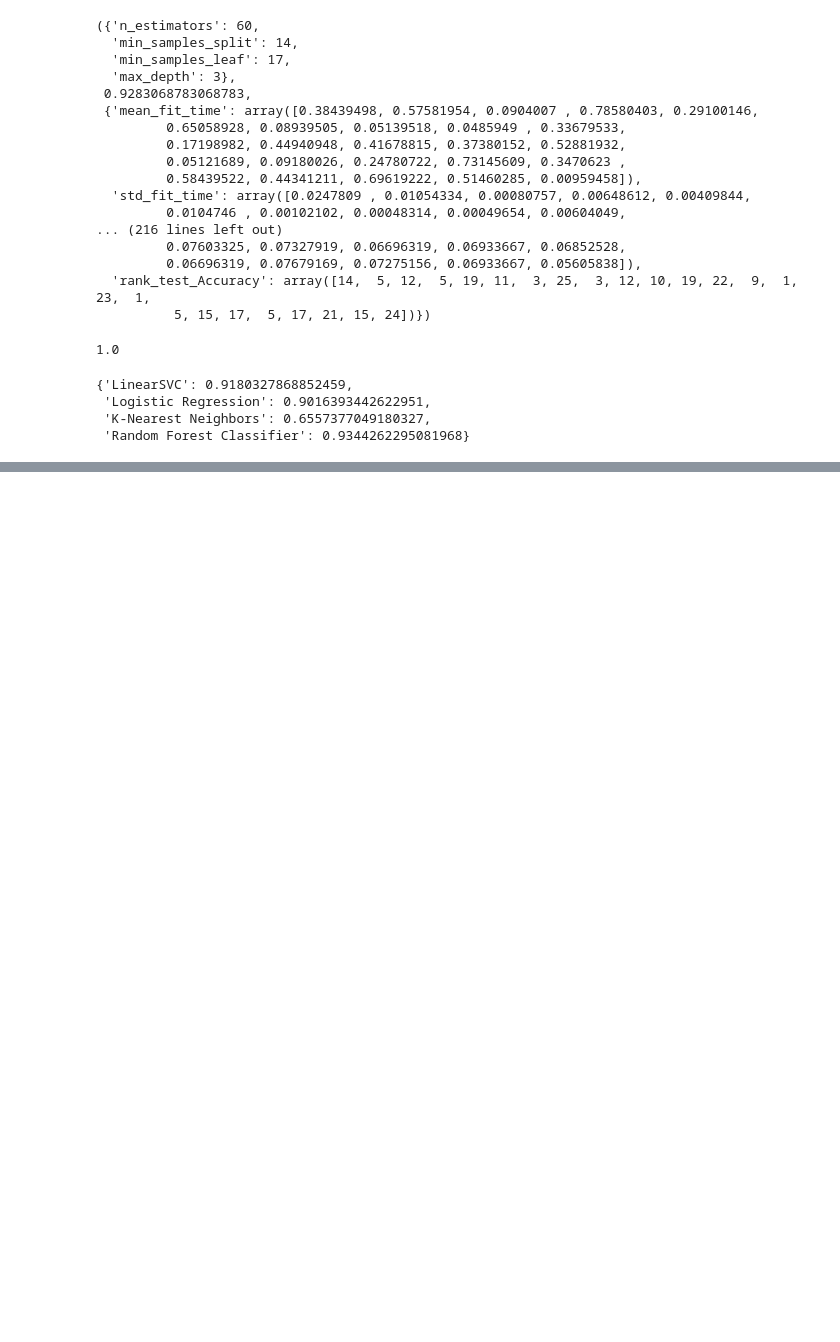
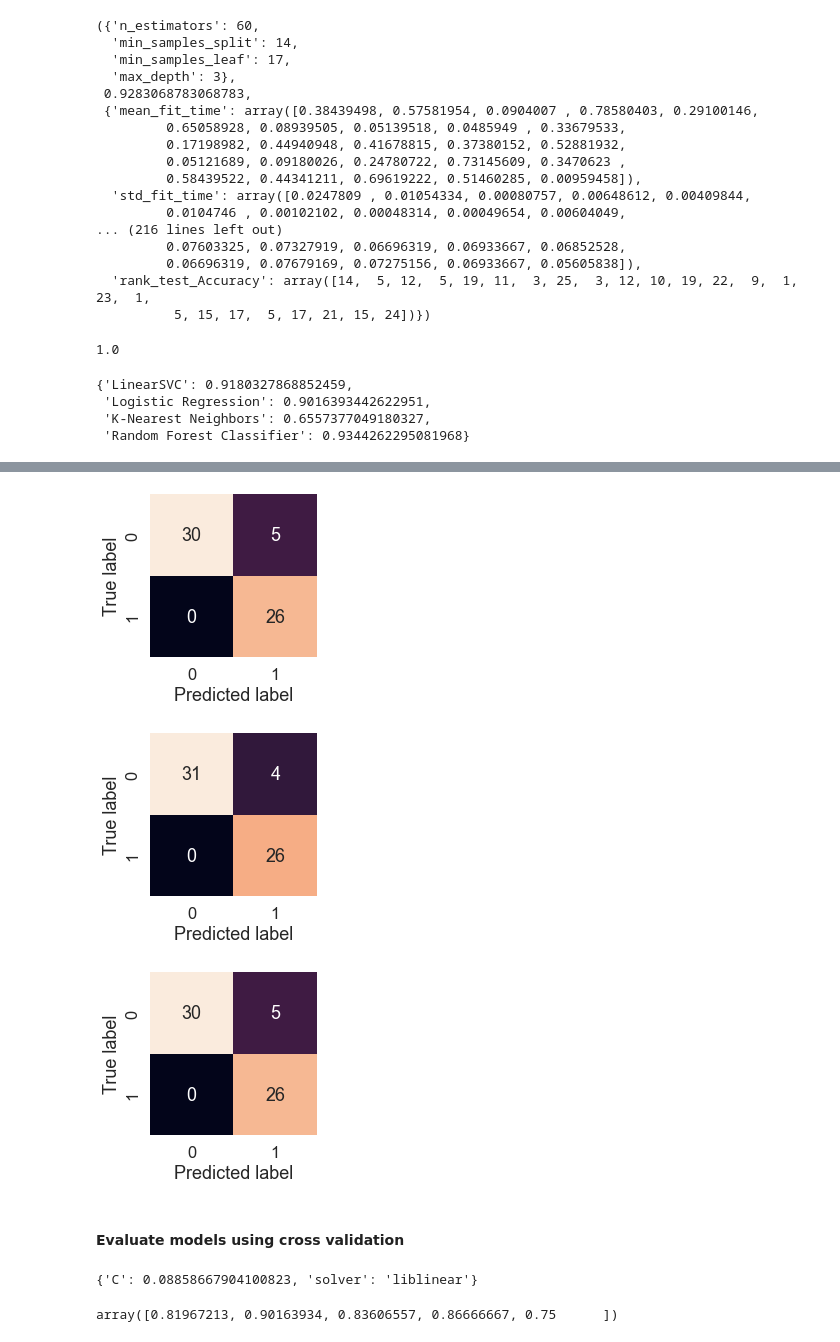
Before and after one commit to crysqrlkys/heart-disease-classification, a Jupyter notebook: notebooks/heart-disease-classification.ipynb, the cells around one changed output, grey strips where cells are left out. Cells and saved outputs as stored; diff of their text form; code cells hidden in the pictures; blank space fills up the shorter version.

```diff
--- a/notebooks/heart-disease-classification.ipynb
+++ b/notebooks/heart-disease-classification.ipynb
@@ -574,3 +574,11 @@ scores
  'Logistic Regression': 0.9016393442622951,
  'K-Nearest Neighbors': 0.6557377049180327,
  'Random Forest Classifier': 0.9344262295081968}
+# %%
+svc_y_pred = gs.predict(X_test)
+lr_y_pred = gs_lr.predict(X_test)
+rf_y_pred = rs_rf.predict(X_test)
+
+print(accuracy_score(y_test, svc_y_pred))
+print(accuracy_score(y_test, lr_y_pred))
+print(accuracy_score(y_test, rf_y_pred))
@@ -576,0 +625,26 @@ scores
+# %%
+sns.set(font_scale=1.5) # Increase font size
+
+
+def plot_conf_mat(y_test, y_preds):
+    fig, ax = plt.subplots(figsize=(3, 3))
+    ax = sns.heatmap(confusion_matrix(y_test, y_preds),
+                     annot=True,
+                     cbar=False)
+    plt.xlabel("Predicted label")
+    plt.ylabel("True label")
+
+
+plot_conf_mat(y_test, svc_y_pred)
+plot_conf_mat(y_test, lr_y_pred)
+plot_conf_mat(y_test, rf_y_pred)
+# %% [output]
+[figure, added]
+[figure, added]
+[figure, added]
+# %% [markdown]
+#### Evaluate models using cross validation
+# %%
+gs_lr.best_params_
+# %% [output]
+{'C': 0.08858667904100823, 'solver': 'liblinear'}
@@ -576,0 +658,4 @@ scores
+# %%
+acc
+# %% [output]
+array([0.81967213, 0.90163934, 0.83606557, 0.86666667, 0.75      ])
```
Also changed, not shown: parts of 13 cells of this notebook.
